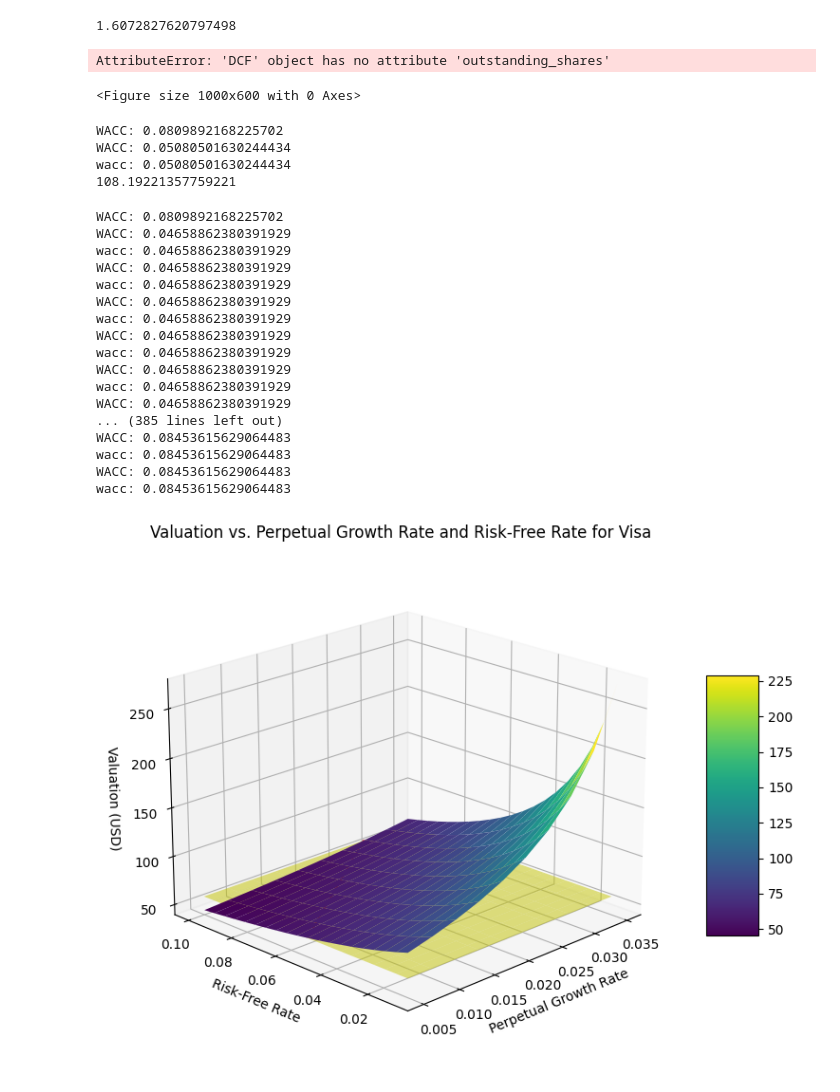
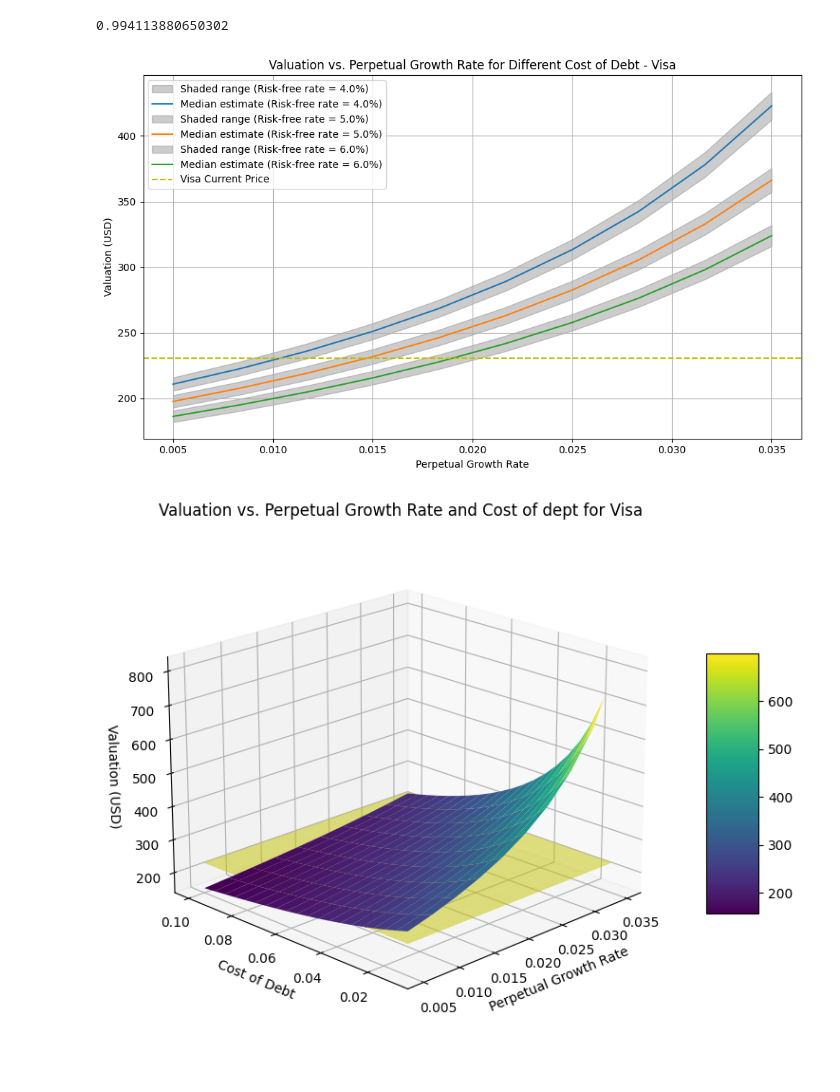
Before and after one commit to stalfilip/DCF, a Jupyter notebook: DCF.ipynb, the cells around one changed output. Cells and saved outputs as stored; diff of their text form; code cells hidden in the pictures.

Commit message:
Lagt till osäkerhet i kortsiktiga FCF

```diff
--- a/DCF.ipynb
+++ b/DCF.ipynb
@@ -45,46 +50,41 @@ def calc_beta():
     return beta
+# %%
+beta = calc_beta()
+print(beta)
+# %% [output]
+0.994113880650302
 # %%
 # Skapa linspace
 ppgr_values = np.linspace(0.005, 0.035, 10)  # 100 värden från 0.001 till 0.2
 
 # Bestäm värden för den riskfria räntan som du vill utforska
-risk_free_rates = [0.02, 0.03, 0.04, 0.05, 0.06]  # Exempelvärden
+risk_free_rates = [0.04, 0.05, 0.06]  # Exempelvärden
 
 plt.figure(figsize=(10,6))
 
-#Beärkning av beta en gång för alla
+# Beärkning av beta en gång för alla
 beta = calc_beta()
-print(beta)
 
 for rfr in risk_free_rates:
-    valuation_results = [calculate_valuation(ppgr, rfr, beta) for ppgr in ppgr_values]
-    plt.plot(ppgr_values, valuation_results, label=f'Risk-Free Rate = {rfr*100}%')
+    lower_valuation_results = [calculate_valuation(ppgr, rfr, beta)[0] for ppgr in ppgr_values]
+    median_valuation_results = [calculate_valuation(ppgr, rfr, beta)[1] for ppgr in ppgr_values]
+    upper_valuation_results = [calculate_valuation(ppgr, rfr, beta)[2] for ppgr in ppgr_values]
+
+    plt.fill_between(ppgr_values, lower_valuation_results, upper_valuation_results, color='grey', alpha=0.4, label=f'Shaded range (Risk-free rate = {rfr*100}%)')
+    plt.plot(ppgr_values, median_valuation_results, label=f'Median estimate (Risk-free rate = {rfr*100}%)')
 
 # Lägg till en horisontell linje vid Paypals pris
-plt.axhline(y=company_present_price, color='y', linestyle='--', label='Mastercard Current Price')
+plt.axhline(y=company_present_price, color='y', linestyle='--', label=f"{Name} Current Price")
 
 plt.xlabel('Perpetual Growth Rate')
 plt.ylabel('Valuation (USD)')
-plt.title('Valuation vs. Perpetual Growth Rate for Different Risk-Free Rates - Visa')
+plt.title(f"Valuation vs. Perpetual Growth Rate for Different Cost of Debt - {Name}")
 plt.legend()
 plt.grid(True)
 plt.tight_layout()
 plt.show()
 # %% [output]
-1.6072827620797498
-AttributeError: 'DCF' object has no attribute 'outstanding_shares'
-<Figure size 1000x600 with 0 Axes>
+[figure, added]
-# %%
-#test
-beta = calc_beta()
-perp_g = 0.02
-rfr = 0.02
-print(calculate_valuation(perp_g, rfr, beta))
-# %% [output]
-WACC: 0.0809892168225702
-WACC: 0.05080501630244434
-wacc: 0.05080501630244434
-108.19221357759221
 # %%
 import numpy as np
 import matplotlib.pyplot as plt
@@ -99,52 +99,35 @@ risk_free_rates = np.linspace(0.01, 0.10, 20)
 # Skapa ett rutnät av värden med hjälp av meshgrid
 PPGR, RFR = np.meshgrid(ppgr_values, risk_free_rates)
 
 # Beräkna värderingar för varje kombination av ppgr och rfr
 beta = calc_beta()
-valuation_data = np.array([calculate_valuation(ppgr, rfr, beta) for ppgr, rfr in zip(np.ravel(PPGR), np.ravel(RFR))])
+valuation_data = np.array([calculate_valuation(ppgr, rfr, beta)[1] for ppgr, rfr in zip(np.ravel(PPGR), np.ravel(RFR))])
 VALUATION = valuation_data.reshape(PPGR.shape)
 
 # Skapa 3D-plot
 fig = plt.figure(figsize=(10,6))
 ax = fig.add_subplot(111, projection='3d')
 
 surf = ax.plot_surface(PPGR, RFR, VALUATION, cmap='viridis', edgecolor='none')
 
-# Lägg till en kontur där 3D-ytan skär med Mastercard's pris
+#Lägg till en kontur där 3D-ytan skär med Mastercard's pris
 ax.contour(PPGR, RFR, VALUATION, levels=[company_present_price], colors='red', linestyles='dashed')
 
 # Skapa ett z-värde som motsvarar Mastercard's pris över hela området
 Z_mastercard = company_present_price * np.ones(PPGR.shape)
 
 # Plotta planet
 ax.plot_surface(PPGR, RFR, Z_mastercard, color='yellow', alpha=0.5)
 
 ax.set_xlabel('Perpetual Growth Rate')
-ax.set_ylabel('Risk-Free Rate')
+ax.set_ylabel('Cost of Debt')
 ax.set_zlabel('Valuation (USD)')
-ax.set_title('Valuation vs. Perpetual Growth Rate and Risk-Free Rate for Visa')
+ax.set_title(f"Valuation vs. Perpetual Growth Rate and Cost of dept for {Name}")
 
 # Lägg till en colorbar
 fig.colorbar(surf, ax=ax, shrink=0.5, aspect=5)
 ax.view_init(20, -135)  # Elevation = 20°, Azimuthal angle = -135°
 plt.tight_layout()
 plt.show()
 # %% [output]
-WACC: 0.0809892168225702
-WACC: 0.04658862380391929
-wacc: 0.04658862380391929
-WACC: 0.04658862380391929
-wacc: 0.04658862380391929
-WACC: 0.04658862380391929
-wacc: 0.04658862380391929
-WACC: 0.04658862380391929
-wacc: 0.04658862380391929
-WACC: 0.04658862380391929
-wacc: 0.04658862380391929
-WACC: 0.04658862380391929
-... (385 lines left out)
-WACC: 0.08453615629064483
-wacc: 0.08453615629064483
-WACC: 0.08453615629064483
-wacc: 0.08453615629064483
-[figure, old version]
+[figure, new version]
```
Also changed, not shown: parts of 1 cell of this notebook, 1 other file.
